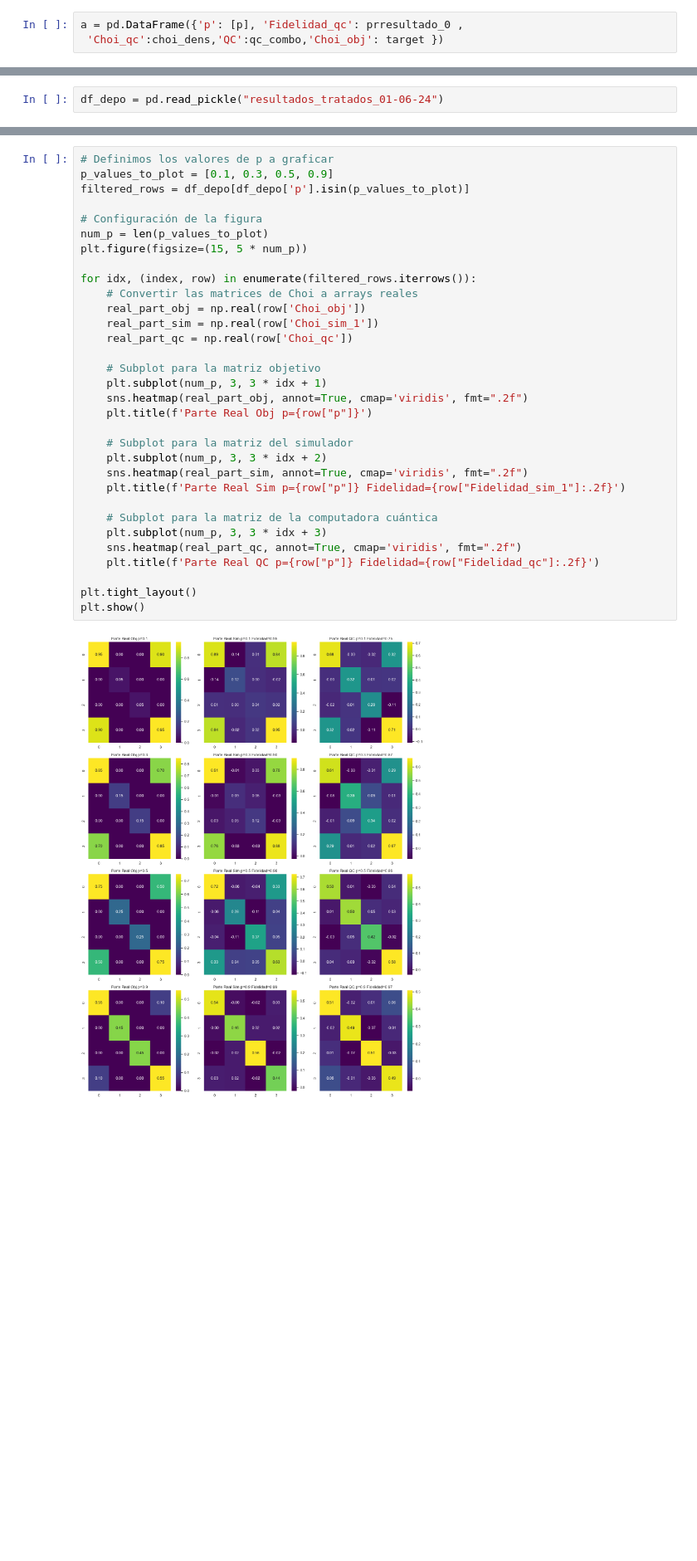
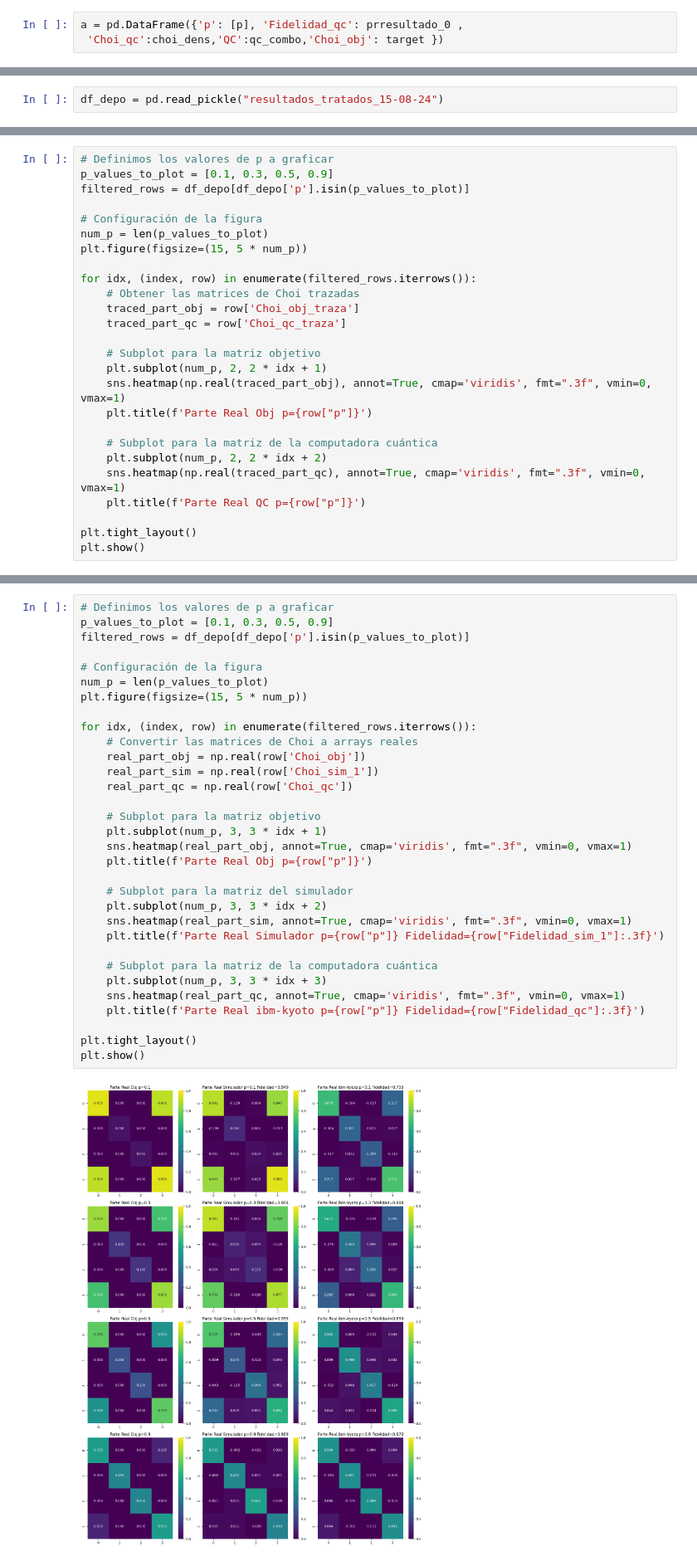
Before and after one commit to f98ch/EPS, a Jupyter notebook: Código y Resultados/Trabajo Tesisv2.ipynb, the cells around one changed output, grey strips where cells are left out. Shown at 83% size. Cells and saved outputs as stored; diff of their text form; blank space fills up the shorter version.

```diff
--- a/Código y Resultados/Trabajo Tesisv2.ipynb
+++ b/Código y Resultados/Trabajo Tesisv2.ipynb
@@ -449,2 +555,2 @@ Se hizo la primera iteración usando VQA para iniciar el canal de depolarizació
 # %%
-df_depo = pd.read_pickle("resultados_tratados_01-06-24")
+df_depo = pd.read_pickle("resultados_tratados_15-08-24")
@@ -530,0 +788,26 @@ plt.show()
+# %%
+# Definimos los valores de p a graficar
+p_values_to_plot = [0.1, 0.3, 0.5, 0.9]
+filtered_rows = df_depo[df_depo['p'].isin(p_values_to_plot)]
+
+# Configuración de la figura
+num_p = len(p_values_to_plot)
+plt.figure(figsize=(15, 5 * num_p))
+
+for idx, (index, row) in enumerate(filtered_rows.iterrows()):
+    # Obtener las matrices de Choi trazadas
+    traced_part_obj = row['Choi_obj_traza']
+    traced_part_qc = row['Choi_qc_traza']
+
+    # Subplot para la matriz objetivo
+    plt.subplot(num_p, 2, 2 * idx + 1)
+    sns.heatmap(np.real(traced_part_obj), annot=True, cmap='viridis', fmt=".3f", vmin=0, vmax=1)
+    plt.title(f'Parte Real Obj p={row["p"]}')
+
+    # Subplot para la matriz de la computadora cuántica
+    plt.subplot(num_p, 2, 2 * idx + 2)
+    sns.heatmap(np.real(traced_part_qc), annot=True, cmap='viridis', fmt=".3f", vmin=0, vmax=1)
+    plt.title(f'Parte Real QC p={row["p"]}')
+
+plt.tight_layout()
+plt.show()
@@ -531,34 +816,34 @@ plt.show()
 # %%
 # Definimos los valores de p a graficar
 p_values_to_plot = [0.1, 0.3, 0.5, 0.9]
 filtered_rows = df_depo[df_depo['p'].isin(p_values_to_plot)]
 
 # Configuración de la figura
 num_p = len(p_values_to_plot)
 plt.figure(figsize=(15, 5 * num_p))
 
 for idx, (index, row) in enumerate(filtered_rows.iterrows()):
     # Convertir las matrices de Choi a arrays reales
     real_part_obj = np.real(row['Choi_obj'])
     real_part_sim = np.real(row['Choi_sim_1'])
     real_part_qc = np.real(row['Choi_qc'])
 
     # Subplot para la matriz objetivo
     plt.subplot(num_p, 3, 3 * idx + 1)
-    sns.heatmap(real_part_obj, annot=True, cmap='viridis', fmt=".2f")
+    sns.heatmap(real_part_obj, annot=True, cmap='viridis', fmt=".3f", vmin=0, vmax=1)
     plt.title(f'Parte Real Obj p={row["p"]}')
 
     # Subplot para la matriz del simulador
     plt.subplot(num_p, 3, 3 * idx + 2)
-    sns.heatmap(real_part_sim, annot=True, cmap='viridis', fmt=".2f")
-    plt.title(f'Parte Real Sim p={row["p"]} Fidelidad={row["Fidelidad_sim_1"]:.2f}')
+    sns.heatmap(real_part_sim, annot=True, cmap='viridis', fmt=".3f", vmin=0, vmax=1)
+    plt.title(f'Parte Real Simulador p={row["p"]} Fidelidad={row["Fidelidad_sim_1"]:.3f}')
 
     # Subplot para la matriz de la computadora cuántica
     plt.subplot(num_p, 3, 3 * idx + 3)
-    sns.heatmap(real_part_qc, annot=True, cmap='viridis', fmt=".2f")
-    plt.title(f'Parte Real QC p={row["p"]} Fidelidad={row["Fidelidad_qc"]:.2f}')
+    sns.heatmap(real_part_qc, annot=True, cmap='viridis', fmt=".3f", vmin=0, vmax=1)
+    plt.title(f'Parte Real ibm-kyoto p={row["p"]} Fidelidad={row["Fidelidad_qc"]:.3f}')
 
 plt.tight_layout()
 plt.show()
 # %% [output]
-[figure, old version]
+[figure, new version]
```
Also changed, not shown: parts of 31 cells of this notebook, 2 other files.
